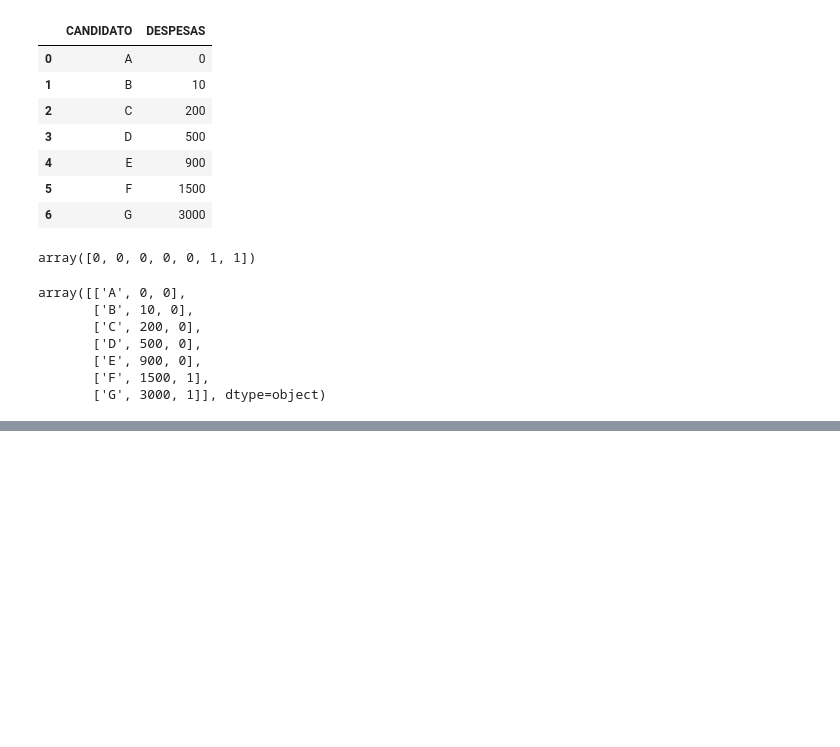
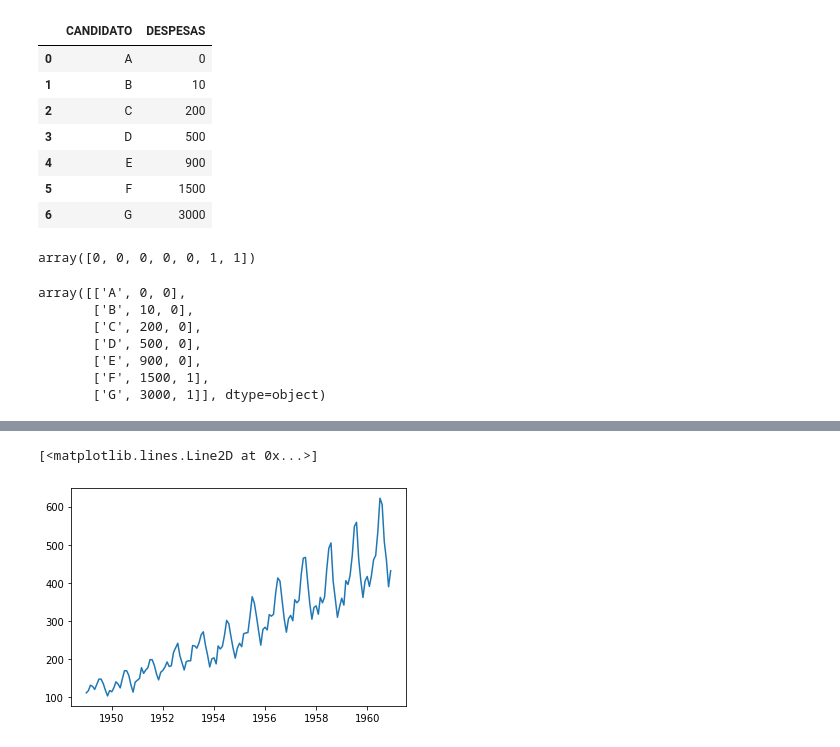
Before and after one commit to WandersonGustavo/Imersao_Alura, a Jupyter notebook: Copy_of_DataScience2.ipynb, the cells around one changed output, grey strips where cells are left out. Saved outputs shown, nothing was run; the diff lists cells and outputs as text; code cells hidden in the pictures; blank space fills up the shorter version.

```diff
--- a/Copy_of_DataScience2.ipynb
+++ b/Copy_of_DataScience2.ipynb
@@ -1001,0 +1023,5 @@ array([['A', 0, 0],
+# %%
+print(baseAP.dtypes) #month é objeto e passengers é um inteiro
+dateparse =lambda dates : datetime.strptime(dates , "%Y-%m") #mask pra converter formato no formato y-m
+baseAP= pd.read_csv('AirPassengers.csv' , parse_dates=['Month'],index_col = 'Month', date_parser = dateparse ) #importa denovo fzndo conversao
+baseAP
@@ -1001,0 +1057,3 @@ array([['A', 0, 0],
+# %%
+ts = baseAP['#Passengers'] #criacao da serie temporal
+ts
@@ -1001,0 +1114,6 @@ array([['A', 0, 0],
+# %%
+#ver st completa
+plt.plot(ts)
+# %% [output]
+[<matplotlib.lines.Line2D at 0x...>]
+[figure, added]
```
Also changed, not shown: parts of 22 cells of this notebook.
